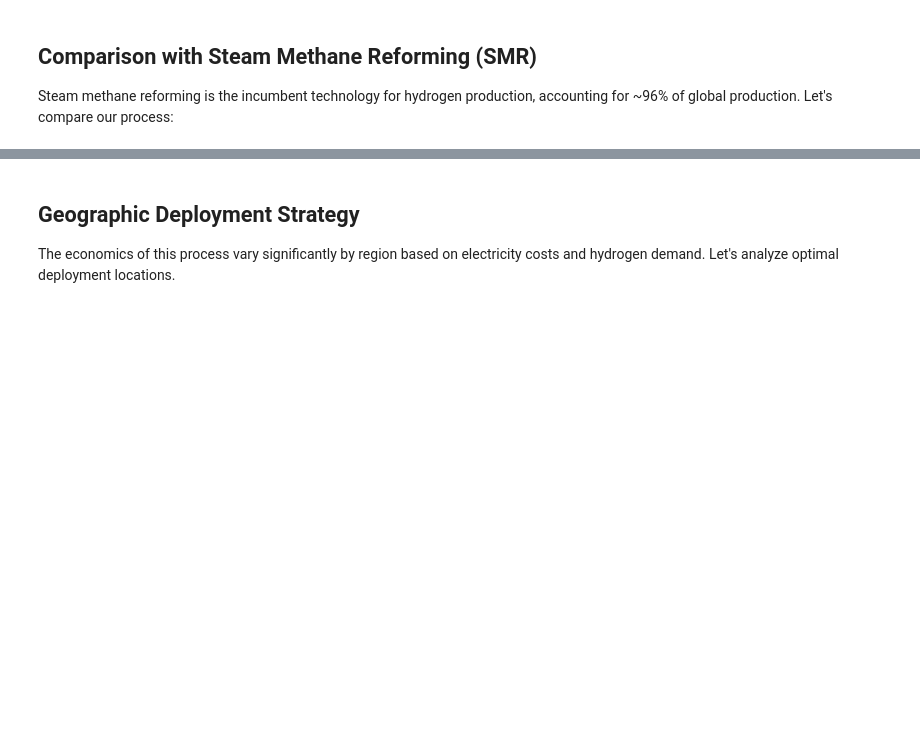
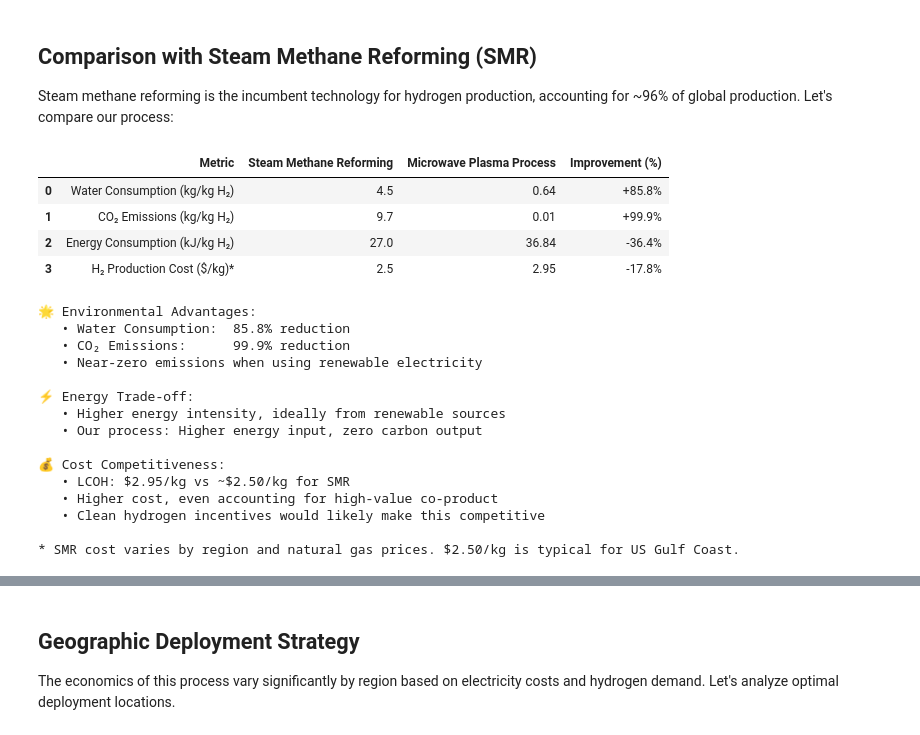
Before and after one commit to adam-ritter/hydrogen-production-TEA, a Jupyter notebook: hydrogen_tea_analysis.ipynb, the cells around one changed output, grey strips where cells are left out. Cells and saved outputs as stored; diff of their text form; code cells hidden in the pictures; blank space fills up the shorter version.

```diff
--- a/hydrogen_tea_analysis.ipynb
+++ b/hydrogen_tea_analysis.ipynb
@@ -550,21 +643,18 @@ comparison_data = {
         'Water Consumption (kg/kg H₂)',
         'CO₂ Emissions (kg/kg H₂)',
         'Energy Consumption (kJ/kg H₂)',
-        'Thermal Efficiency (%)',
         'H₂ Production Cost ($/kg)*'
     ],
     'Steam Methane Reforming': [
         4.5,      # Water
         9.7,      # CO2
         27,       # Energy
-        75,       # Efficiency
         2.50      # Cost (typical)
     ],
     'Microwave Plasma Process': [
         h2o_per_h2,          # XX
         co2_per_h2,          # XX
         energy_per_h2,       # Higher but renewable
-        45.2,                # Lower but renewable
         lcoh                 # XX
     ]
 }
@@ -591,13 +681,12 @@ print(f"   • Water Consumption:  {(1 - h2o_per_h2/4.5)*100:.1f}% reduction")
 print(f"   • CO₂ Emissions:      {(1 - co2_per_h2/9.7)*100:.1f}% reduction")
 print(f"   • Near-zero emissions when using renewable electricity")
 print(f"\n⚡ Energy Trade-off:")
-print(f"   • Higher energy intensity BUT from renewable sources")
-print(f"   • SMR efficiency is higher but produces CO₂")
+print(f"   • Higher energy intensity, ideally from renewable sources")
 print(f"   • Our process: Higher energy input, zero carbon output")
 print(f"\n💰 Cost Competitiveness:")
 print(f"   • LCOH: ${lcoh:.2f}/kg vs ~$2.50/kg for SMR")
-print(f"   • Competitive despite higher energy use")
-print(f"   • Acetylene black co-product revenue is key differentiator")
+print(f"   • Higher cost, even accounting for high-value co-product")
+print(f"   • Clean hydrogen incentives would likely make this competitive")
 
 # Visualize key metrics
 fig = make_subplots(
@@ -616,33 +705,54 @@ fig.add_trace(
 )
 
 # CO2
 fig.add_trace(
     go.Bar(x=processes, y=[9.7, co2_per_h2], name='CO2', marker_color=colors, showlegend=False),
     row=1, col=2
 )
 
 # energy
 fig.add_trace(
     go.Bar(x=processes, y=[27, energy_per_h2], name='Energy', marker_color=colors, showlegend=False),
     row=1, col=3
 )
 
 # Cost
 fig.add_trace(
     go.Bar(x=processes, y=[2.50, lcoh], name='Cost', marker_color=colors, showlegend=False),
     row=1, col=4
 )
 
 fig.update_yaxes(title_text="kg H₂O / kg H₂", row=1, col=1)
 fig.update_yaxes(title_text="kg CO₂ / kg H₂", row=1, col=2)
 fig.update_yaxes(title_text="kWh / kg H₂", row=1, col=3)
 fig.update_yaxes(title_text="$ / kg H₂", row=1, col=4)
 
 fig.update_layout(height=400, showlegend=False, title_text="Process Comparison: SMR vs Microwave Plasma")
 
 fig.show()
 
 print(f"\n* SMR cost varies by region and natural gas prices. $2.50/kg is typical for US Gulf Coast.")
+# %% [output]
+|  | Metric | Steam Methane Reforming | Microwave Plasma Process | Improvement (%) |
+| 0 | Water Consumption (kg/kg H₂) | 4.5 | 0.64 | +85.8% |
+| 1 | CO₂ Emissions (kg/kg H₂) | 9.7 | 0.01 | +99.9% |
+| 2 | Energy Consumption (kJ/kg H₂) | 27.0 | 36.84 | -36.4% |
+| 3 | H₂ Production Cost ($/kg)* | 2.5 | 2.95 | -17.8% |
+🌟 Environmental Advantages:
+   • Water Consumption:  85.8% reduction
+   • CO₂ Emissions:      99.9% reduction
+   • Near-zero emissions when using renewable electricity
+
+⚡ Energy Trade-off:
+   • Higher energy intensity, ideally from renewable sources
+   • Our process: Higher energy input, zero carbon output
+
+💰 Cost Competitiveness:
+   • LCOH: $2.95/kg vs ~$2.50/kg for SMR
+   • Higher cost, even accounting for high-value co-product
+   • Clean hydrogen incentives would likely make this competitive
+
+* SMR cost varies by region and natural gas prices. $2.50/kg is typical for US Gulf Coast.
 # %%
 def calculate_project_npv(capex, annual_revenue, annual_variable_costs,
                           discount_rate, project_life,
```
Also changed, not shown: parts of 11 cells of this notebook.
